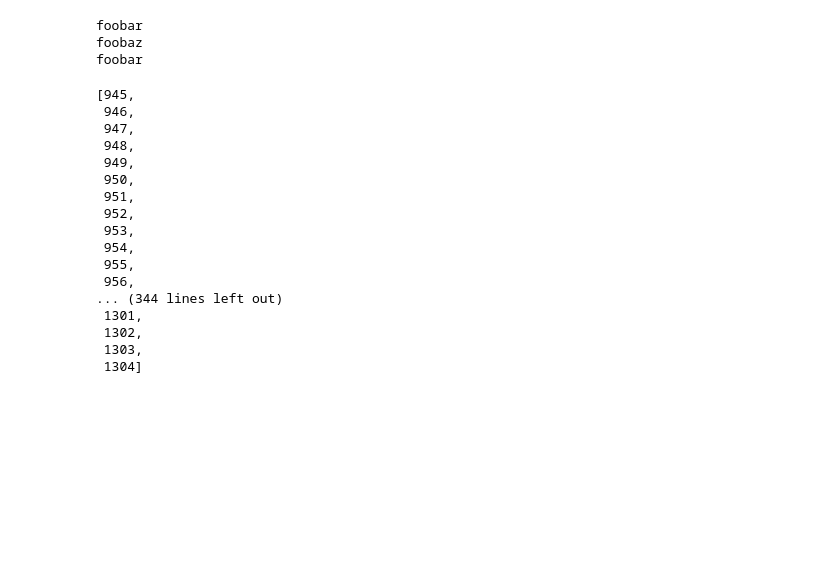
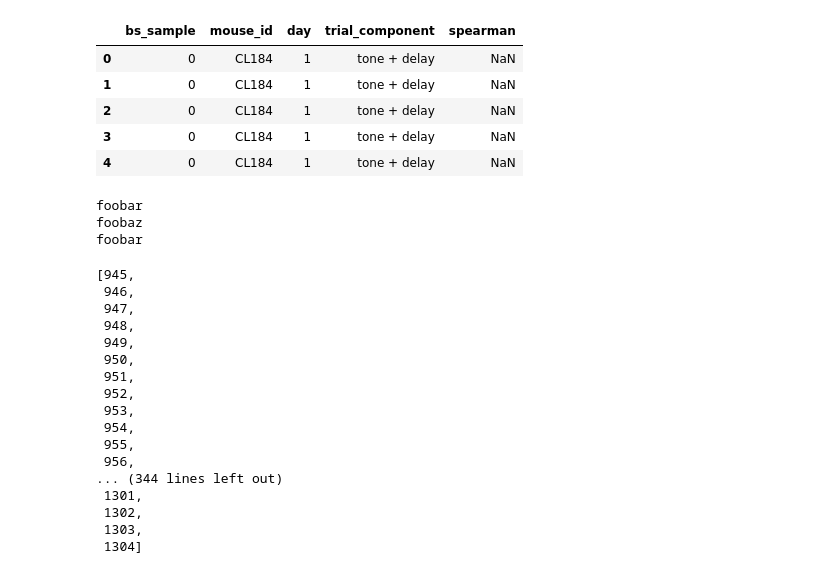
Before and after one commit to nauralcodinglab/interneuron-reward, a Jupyter notebook: notebooks/bootstrap.ipynb, the cells around one changed output. Saved outputs shown, nothing was run; the diff lists cells and outputs as text; code cells hidden in the pictures; blank space fills up the shorter version.

Commit message:
Implement spearman rho bootstrap

```diff
--- a/notebooks/bootstrap.ipynb
+++ b/notebooks/bootstrap.ipynb
@@ -30,9 +31,3 @@ sample_averagetr = {
     }
     for day in (1, 7)
 }
-# %%
-for _ in trange(10, desc='Bootstrap samples', leave=True):
-    mouseids = sample_mouseids()
-    average_traces = []
-    for mid in tqdm(mouseids, desc='Mice', leave=False):
-        average_traces.append(sample_averagetr[1][mid]())
@@ -42,0 +34,30 @@ len(average_traces)
+# %%
+trial_structure = de.TrialBasisFunctions(
+    390, tone_duration=1.0, delay_duration=1.5, reward_duration=2.5
+)
+trial_bases = {
+    'tone + delay': trial_structure.tone + trial_structure.delay,
+    'reward': trial_structure.reward
+}
+# %%
+bootstrap_records = []
+for i in trange(10, desc='Bootstrap samples', leave=True):
+    mouseids = sample_mouseids()
+    average_traces = []
+    for mid in tqdm(mouseids, desc='Mice', leave=False):
+        for label, basis in trial_bases.items():
+            sp_stats_d1 = corr.vectorized_spearman_corr(sample_averagetr[1][mid](), basis)
+            sp_stats_d7 = corr.vectorized_spearman_corr(sample_averagetr[7][mid](), basis)
+            sp_stats_delta = sp_stats_d7 - sp_stats_d1  # Cell-by-cell change in tuning. Assumes sample_averagetr returns cells in same order.
+            bootstrap_records.extend([
+                {'bs_sample': i, 'mouse_id': mid, 'day': '1', 'trial_component': label, 'spearman': sp_stat}
+                for sp_stat in sp_stats_d1
+            ])
+            bootstrap_records.extend([
+                {'bs_sample': i, 'mouse_id': mid, 'day': '7', 'trial_component': label, 'spearman': sp_stat}
+                for sp_stat in sp_stats_d7
+            ])
+            bootstrap_records.extend([
+                {'bs_sample': i, 'mouse_id': mid, 'day': 'delta', 'trial_component': label, 'spearman': sp_stat}
+                for sp_stat in sp_stats_delta
+            ])
@@ -43,3 +114,14 @@ len(average_traces)
+# %%
+bs_df = pd.DataFrame(bootstrap_records)
+# %%
+bs_df.head()
+# %% [output]
+|  | bs_sample | mouse_id | day | trial_component | spearman |
+| 0 | 0 | CL184 | 1 | tone + delay | NaN |
+| 1 | 0 | CL184 | 1 | tone + delay | NaN |
+| 2 | 0 | CL184 | 1 | tone + delay | NaN |
+| 3 | 0 | CL184 | 1 | tone + delay | NaN |
+| 4 | 0 | CL184 | 1 | tone + delay | NaN |
 # %%
 def foo(val):
     fooval = 'foo'+val
```
Also changed, not shown: parts of 6 cells of this notebook, 1 other file.
